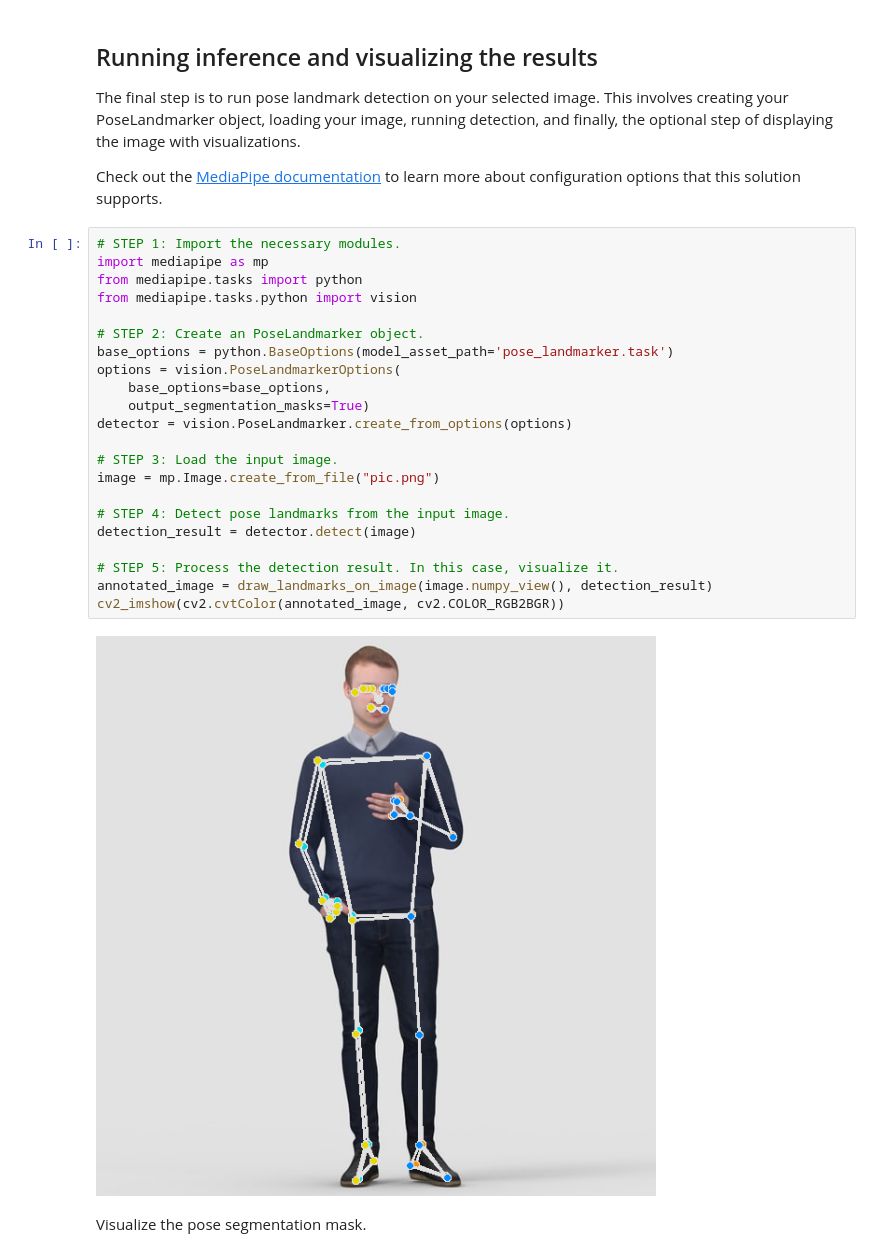
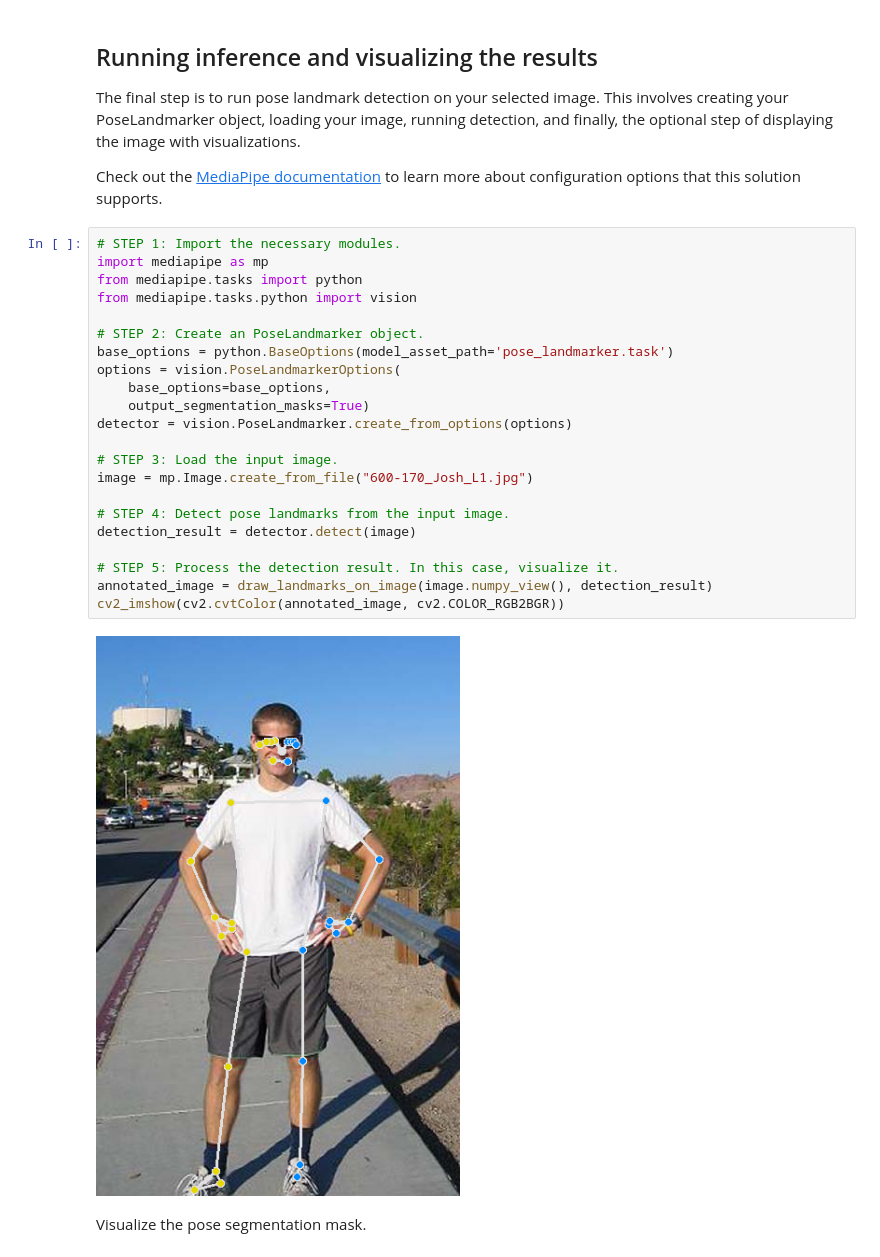
Before and after one commit to Aafreen029/first, a Jupyter notebook: examples/pose_landmarker/python/[MediaPipe_Python_Tasks]_Pose_Landmarker.ipynb, the cells around one changed output. Cells and saved outputs as stored; diff of their text form.

```diff
--- a/examples/pose_landmarker/python/[MediaPipe_Python_Tasks]_Pose_Landmarker.ipynb
+++ b/examples/pose_landmarker/python/[MediaPipe_Python_Tasks]_Pose_Landmarker.ipynb
@@ -134,27 +130,27 @@ Check out the [MediaPipe documentation](https://developers.google.com/mediapipe/
 # %%
 # STEP 1: Import the necessary modules.
 import mediapipe as mp
 from mediapipe.tasks import python
 from mediapipe.tasks.python import vision
 
 # STEP 2: Create an PoseLandmarker object.
 base_options = python.BaseOptions(model_asset_path='pose_landmarker.task')
 options = vision.PoseLandmarkerOptions(
     base_options=base_options,
     output_segmentation_masks=True)
 detector = vision.PoseLandmarker.create_from_options(options)
 
 # STEP 3: Load the input image.
-image = mp.Image.create_from_file("pic.png")
+image = mp.Image.create_from_file("600-170_Josh_L1.jpg")
 
 # STEP 4: Detect pose landmarks from the input image.
 detection_result = detector.detect(image)
 
 # STEP 5: Process the detection result. In this case, visualize it.
 annotated_image = draw_landmarks_on_image(image.numpy_view(), detection_result)
 cv2_imshow(cv2.cvtColor(annotated_image, cv2.COLOR_RGB2BGR))
 # %% [output]
-[figure, old version]
+[figure, new version]
 # %% [markdown]
 Visualize the pose segmentation mask.
 # %%
```
Also changed, not shown: parts of 6 cells of this notebook.
